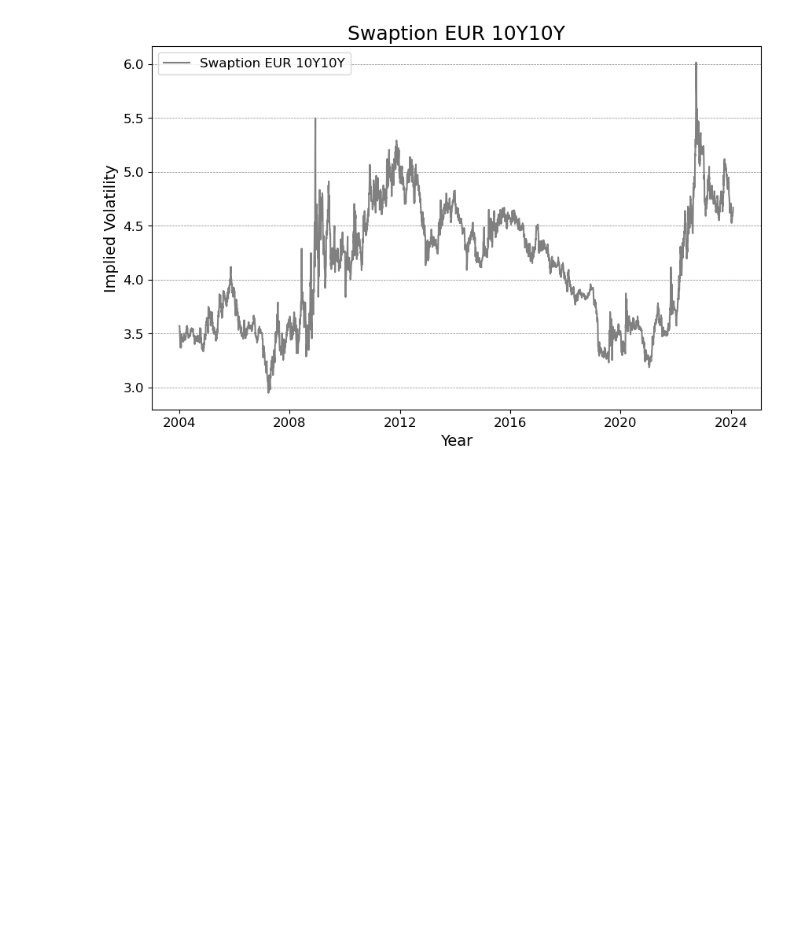
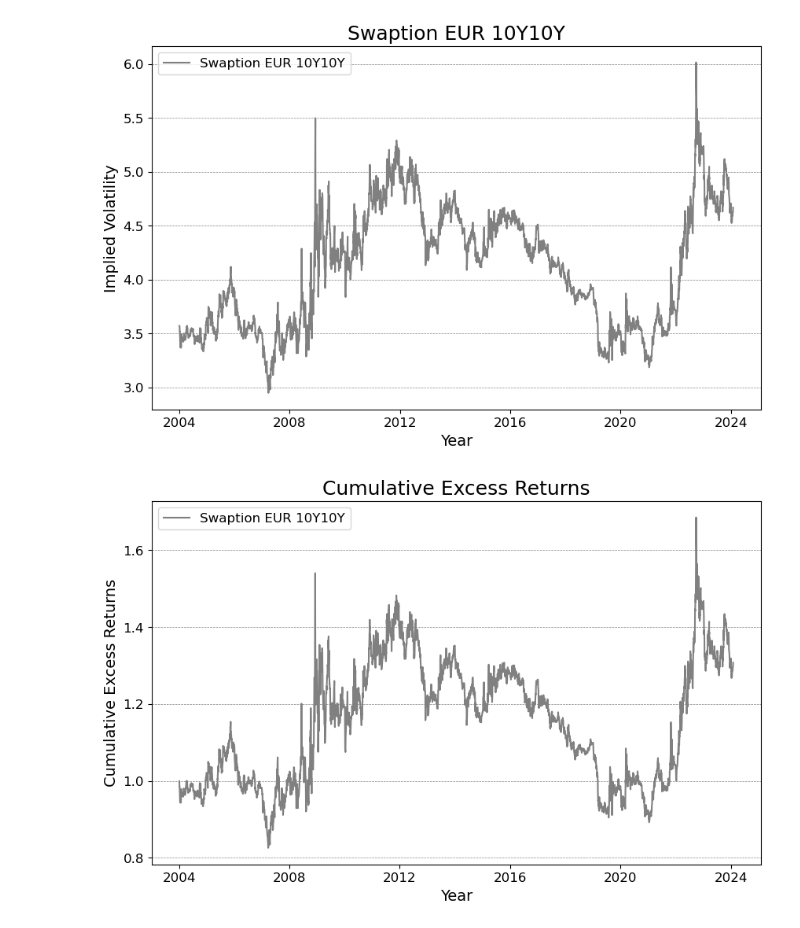
Before and after one commit to NannaOhrt/master_thesis, a Jupyter notebook: main/code/ATM_version2.ipynb, the cells around one changed output. Cells and saved outputs as stored; diff of their text form; code cells hidden in the pictures; blank space fills up the shorter version.

```diff
--- a/main/code/ATM_version2.ipynb
+++ b/main/code/ATM_version2.ipynb
@@ -19,3 +17,24 @@ plt.legend(fontsize=12)
 plt.show()
 # %% [output]
 [figure]
+# %%
+df['Returns'] = df["ATM_10Y_10Y"].pct_change()
+
+# Assuming risk-free rate is 0, so excess returns are equal to actual returns in this case
+df['Excess Returns'] = df['Returns']
+
+# Calculate cumulative excess returns
+df['Cumulative Excess Returns'] = (1 + df['Excess Returns']).cumprod()
+
+plt.figure(figsize=(10, 6))
+plt.plot(df["Dato"],df['Cumulative Excess Returns'], color='grey', label= 'Swaption EUR 10Y10Y')
+plt.title('Cumulative Excess Returns', fontsize=18)
+plt.xlabel('Year', fontsize=14)
+plt.ylabel('Cumulative Excess Returns', fontsize=14)
+plt.xticks(fontsize=12)
+plt.yticks(fontsize=12)
+plt.grid(axis='y', color='gray', linestyle='--', linewidth=0.5)
+plt.legend(fontsize=12)
+plt.show()
+# %% [output]
+[figure, added]
```
Also changed, not shown: parts of 1 cell of this notebook.
